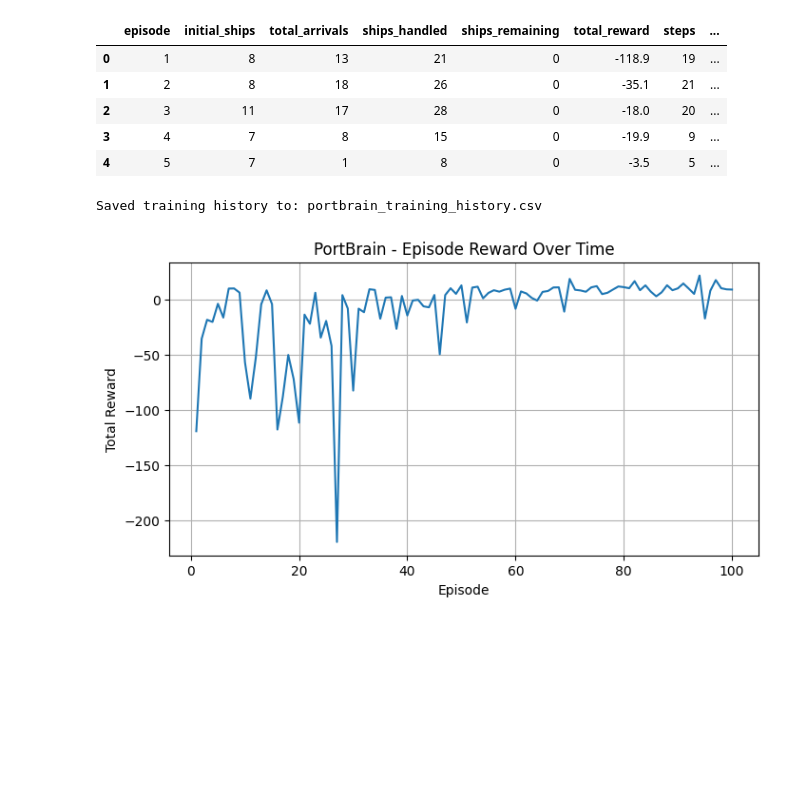
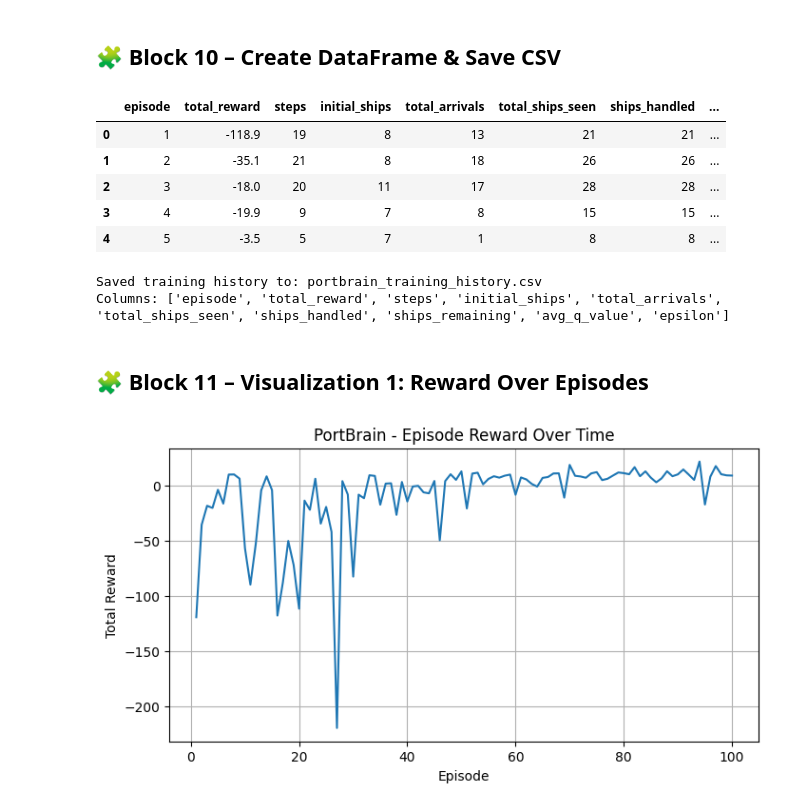
Before and after one commit to ParagShah-7/Port-Brain, a Jupyter notebook: PB CODE.ipynb, the cells around one changed output. Saved outputs shown, nothing was run; the diff lists cells and outputs as text; code cells hidden in the pictures; blank space fills up the shorter version.

```diff
--- a/PB CODE.ipynb
+++ b/PB CODE.ipynb
@@ -245,7 +293,7 @@ episode_history = []
 # ---------------------------------------------------------------
 # Training Loop
 # ---------------------------------------------------------------
-print("Starting training...\n")
+print("Starting training...")
 
 for ep in trange(NUM_EPISODES, desc="Training"):
     state = env.reset()
@@ -259,7 +307,6 @@ for ep in trange(NUM_EPISODES, desc="Training"):
 
     initial_ships = env.initial_ships
     total_arrivals = 0
-    total_wait_time = 0.0
     last_info = None
 
     while not done and steps < MAX_STEPS_PER_EP:
@@ -267,48 +314,53 @@ for ep in trange(NUM_EPISODES, desc="Training"):
 
         action = agent.select_action(state, ep)
 
+        # Q-value for logging
         with torch.no_grad():
-            q_vals = agent.policy_net(torch.tensor(state, dtype=torch.float32,
-                                                   device=device).unsqueeze(0))
+            state_t = torch.tensor(state, dtype=torch.float32,
+                                   device=device).unsqueeze(0)
+            q_vals = agent.policy_net(state_t)
             q_values_list.append(q_vals.max().item())
 
         next_state, reward, done, info = env.step(action)
+        last_info = info
 
-        last_info = info
         total_reward += reward
         total_arrivals += info["new_arrivals"]
-        total_wait_time += info["ships_waiting"]
 
         agent.memory.push(state, action, reward, next_state, float(done))
         agent.optimize()
 
         state = next_state
 
+    # target network update
     if (ep + 1) % TARGET_UPDATE_FREQ == 0:
         agent.update_target()
 
-    avg_q = float(np.mean(q_values_list))
+    avg_q = float(np.mean(q_values_list)) if q_values_list else 0.0
+    ships_handled_final = last_info["ships_handled"] if last_info else 0
+    ships_remaining_final = last_info["ships_waiting"] if last_info else 0
+    total_ships_seen = initial_ships + total_arrivals
 
     metrics = {
+        "episode": ep + 1,
+        "total_reward": total_reward,
+        "steps": steps,
         "initial_ships": initial_ships,
         "total_arrivals": total_arrivals,
-        "ships_handled": last_info["ships_handled"],
-        "ships_remaining": last_info["ships_waiting"],
-        "total_reward": total_reward,
-        "steps": steps,
-        "avg_q": avg_q,
+        "total_ships_seen": total_ships_seen,
+        "ships_handled": ships_handled_final,
+        "ships_remaining": ships_remaining_final,
+        "avg_q_value": avg_q,
         "epsilon": eps,
     }
+
+    # Store in history for analysis
+    episode_history.append(metrics)
 
     # Print only selected episodes
     if (ep + 1) in EPISODES_TO_PRINT:
         print_episode_summary(ep + 1, metrics)
 
-    episode_history.append({
-        "episode": ep + 1,
-        **metrics
-    })
-
 print("\nTraining completed!")
 # %% [output]
 Starting training...
@@ -395,16 +474,24 @@ Training completed!
-# %%
-history_df = pd.DataFrame(episode_history)
-history_df.head()
-# %% [output]
-|  | episode | initial_ships | total_arrivals | ships_handled | ships_remaining | total_reward | steps | ... |
-| 0 | 1 | 8 | 13 | 21 | 0 | -118.9 | 19 | ... |
-| 1 | 2 | 8 | 18 | 26 | 0 | -35.1 | 21 | ... |
-| 2 | 3 | 11 | 17 | 28 | 0 | -18.0 | 20 | ... |
-| 3 | 4 | 7 | 8 | 15 | 0 | -19.9 | 9 | ... |
-| 4 | 5 | 7 | 1 | 8 | 0 | -3.5 | 5 | ... |
+# %% [markdown]
+## 🧩 Block 10 – Create DataFrame & Save CSV
 # %%
+# ---------------------------------------------------------------
+# Create DataFrame & Save
+# ---------------------------------------------------------------
+history_df = pd.DataFrame(episode_history)
+display(history_df.head())
+
 history_df.to_csv(TRAINING_HISTORY_CSV, index=False)
 print("Saved training history to:", TRAINING_HISTORY_CSV)
+print("Columns:", list(history_df.columns))
 # %% [output]
+|  | episode | total_reward | steps | initial_ships | total_arrivals | total_ships_seen | ships_handled | ... |
+| 0 | 1 | -118.9 | 19 | 8 | 13 | 21 | 21 | ... |
+| 1 | 2 | -35.1 | 21 | 8 | 18 | 26 | 26 | ... |
+| 2 | 3 | -18.0 | 20 | 11 | 17 | 28 | 28 | ... |
+| 3 | 4 | -19.9 | 9 | 7 | 8 | 15 | 15 | ... |
+| 4 | 5 | -3.5 | 5 | 7 | 1 | 8 | 8 | ... |
 Saved training history to: portbrain_training_history.csv
+Columns: ['episode', 'total_reward', 'steps', 'initial_ships', 'total_arrivals', 'total_ships_seen', 'ships_handled', 'ships_remaining', 'avg_q_value', 'epsilon']
+# %% [markdown]
+## 🧩 Block 11 – Visualization 1: Reward Over Episodes
 # %%
```
Also changed, not shown: parts of 22 cells of this notebook, 3 other files.
